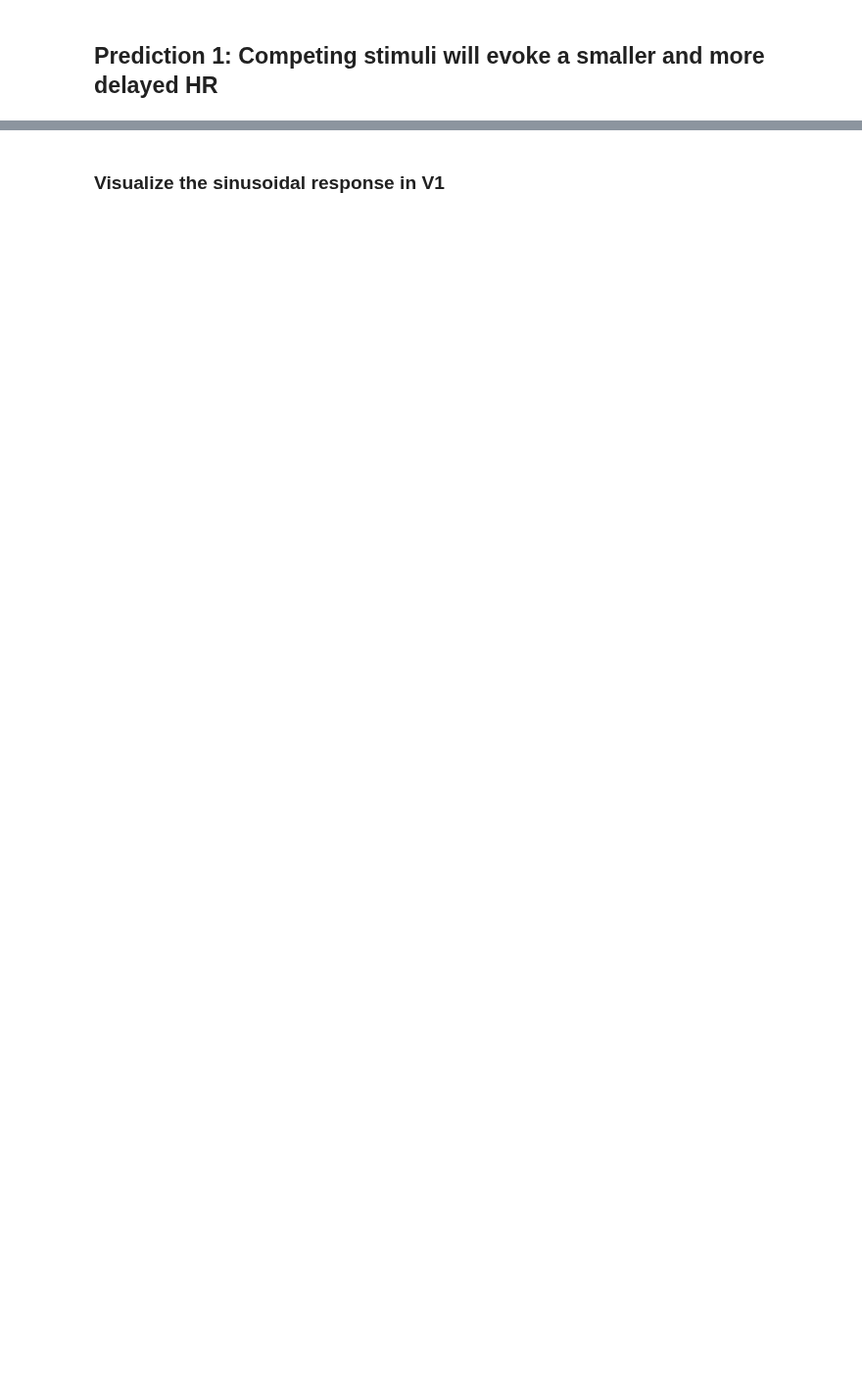
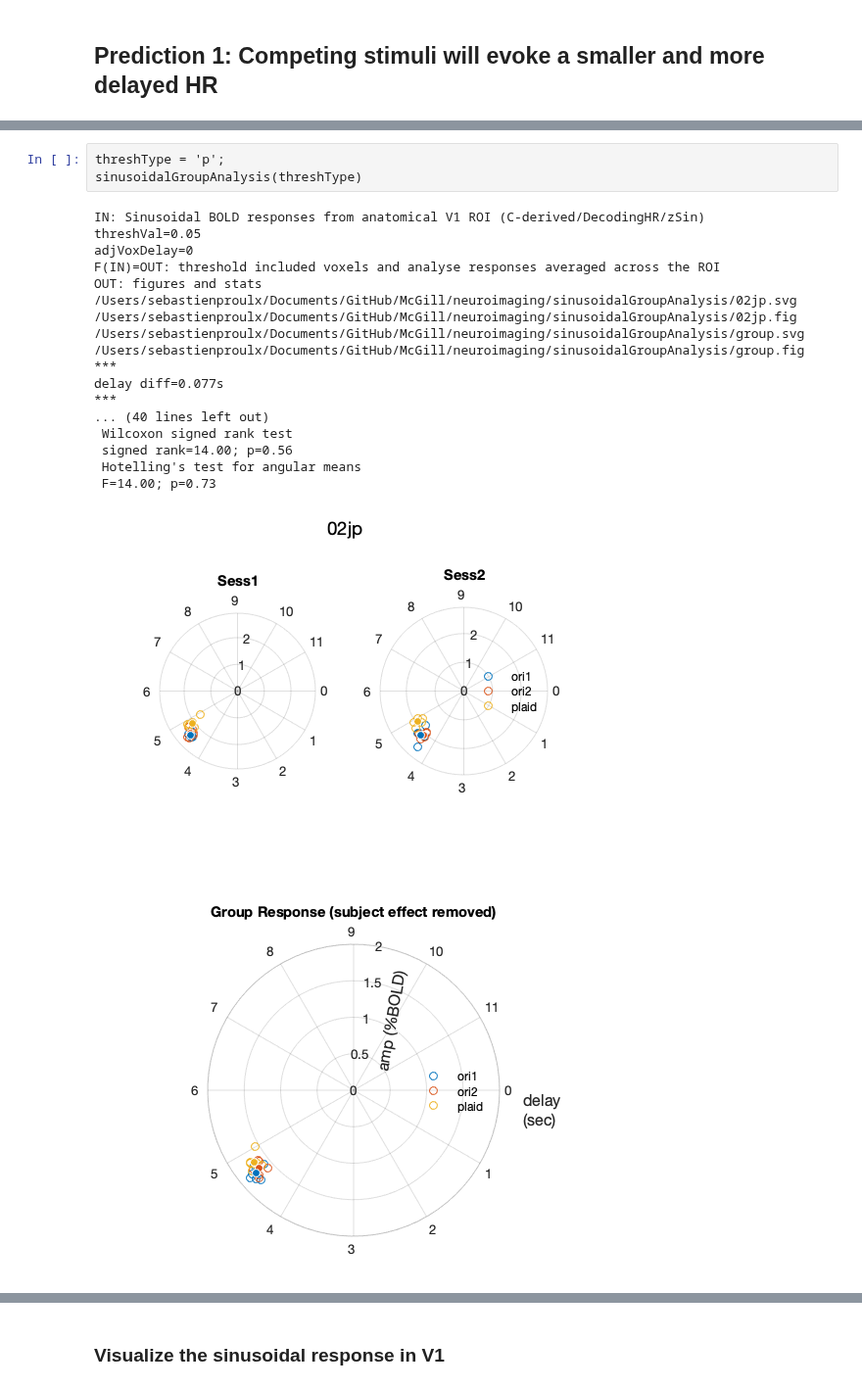
Before and after one commit to Proulx-S/HRdelay, a Jupyter notebook: neuroimaging/HRdelay.ipynb, the cells around one changed output, grey strips where cells are left out. Shown at 98% size. Drawn from its saved outputs; the diff is of its cells as text; blank space fills up the shorter version.

```diff
--- a/neuroimaging/HRdelay.ipynb
+++ b/neuroimaging/HRdelay.ipynb
@@ -42,0 +47,23 @@ OUT: sinusoidal fit results (C-derived\DecodingHR\fun\zSin)
+# %%
+threshType = 'p';
+sinusoidalGroupAnalysis(threshType)
+# %% [output]
+IN: Sinusoidal BOLD responses from anatomical V1 ROI (C-derived/DecodingHR/zSin)
+threshVal=0.05
+adjVoxDelay=0
+F(IN)=OUT: threshold included voxels and analyse responses averaged across the ROI
+OUT: figures and stats
+/Users/sebastienproulx/Documents/GitHub/McGill/neuroimaging/sinusoidalGroupAnalysis/02jp.svg
+/Users/sebastienproulx/Documents/GitHub/McGill/neuroimaging/sinusoidalGroupAnalysis/02jp.fig
+/Users/sebastienproulx/Documents/GitHub/McGill/neuroimaging/sinusoidalGroupAnalysis/group.svg
+/Users/sebastienproulx/Documents/GitHub/McGill/neuroimaging/sinusoidalGroupAnalysis/group.fig
+***
+delay diff=0.077s
+***
+... (40 lines left out)
+ Wilcoxon signed rank test
+ signed rank=14.00; p=0.56
+ Hotelling's test for angular means
+ F=14.00; p=0.73
+[figure, added]
+[figure, added]
```
Also changed, not shown: parts of 10 cells of this notebook, 6 other files.
